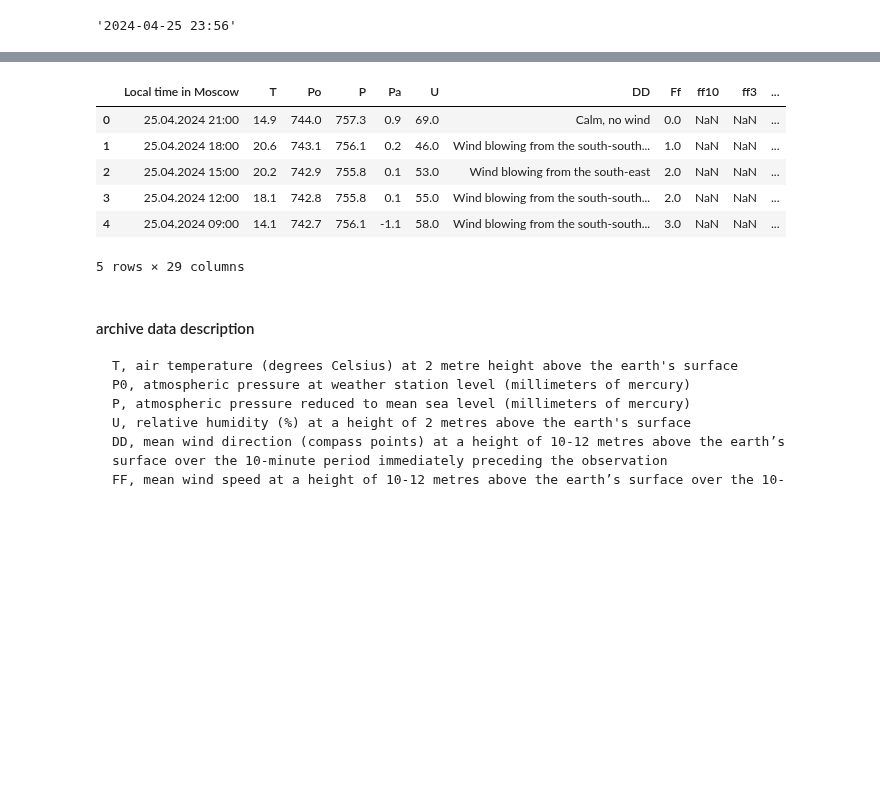
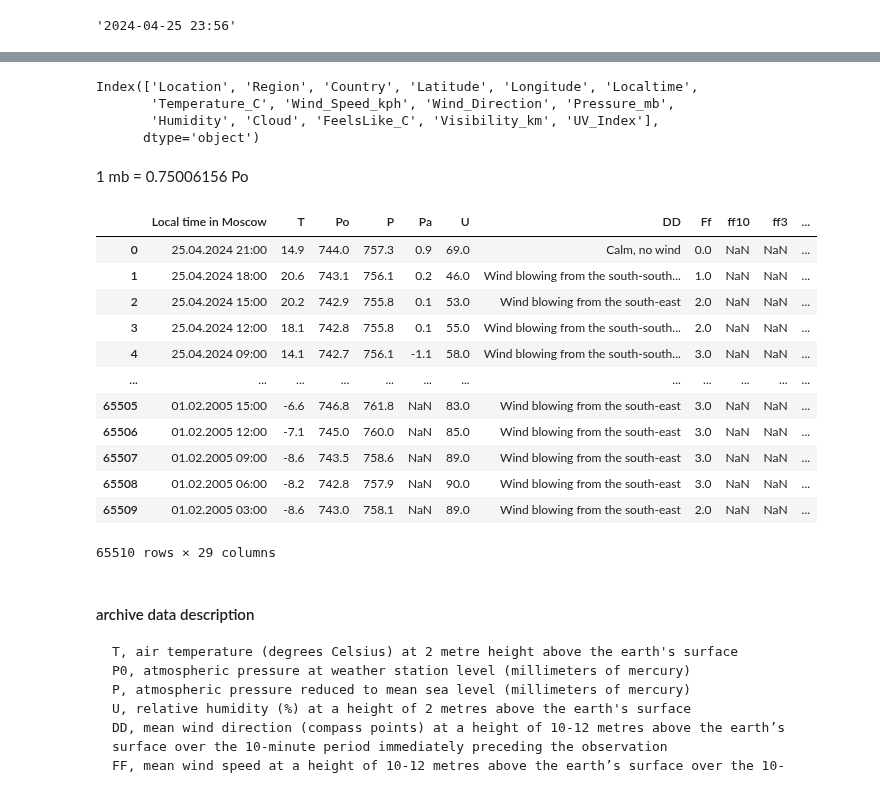
Before and after one commit to PeterOstr/kaggle, a Jupyter notebook: airflow_train1/weather_api_train.ipynb, the cells around one changed output, grey strips where cells are left out. Cells and saved outputs as stored; diff of their text form; code cells hidden in the pictures; blank space fills up the shorter version.

```diff
--- a/airflow_train1/weather_api_train.ipynb
+++ b/airflow_train1/weather_api_train.ipynb
@@ -181,11 +182,26 @@ new_row
+# %%
+new_row.columns
+# %% [output]
+Index(['Location', 'Region', 'Country', 'Latitude', 'Longitude', 'Localtime',
+       'Temperature_C', 'Wind_Speed_kph', 'Wind_Direction', 'Pressure_mb',
+       'Humidity', 'Cloud', 'FeelsLike_C', 'Visibility_km', 'UV_Index'],
+      dtype='object')
+# %% [markdown]
+1 mb = 0.75006156 Po
 # %%
-data_raw = pd.read_excel('data/archive.xls')
-data_raw.head()
+data_raw = pd.read_excel('data/archive.xlsx')
+data_raw
 # %% [output]
 |  | Local time in Moscow | T | Po | P | Pa | U | DD | Ff | ff10 | ff3 | ... |
 | 0 | 25.04.2024 21:00 | 14.9 | 744.0 | 757.3 | 0.9 | 69.0 | Calm, no wind | 0.0 | NaN | NaN | ... |
 | 1 | 25.04.2024 18:00 | 20.6 | 743.1 | 756.1 | 0.2 | 46.0 | Wind blowing from the south-south... | 1.0 | NaN | NaN | ... |
 | 2 | 25.04.2024 15:00 | 20.2 | 742.9 | 755.8 | 0.1 | 53.0 | Wind blowing from the south-east | 2.0 | NaN | NaN | ... |
 | 3 | 25.04.2024 12:00 | 18.1 | 742.8 | 755.8 | 0.1 | 55.0 | Wind blowing from the south-south... | 2.0 | NaN | NaN | ... |
 | 4 | 25.04.2024 09:00 | 14.1 | 742.7 | 756.1 | -1.1 | 58.0 | Wind blowing from the south-south... | 3.0 | NaN | NaN | ... |
+| ... | ... | ... | ... | ... | ... | ... | ... | ... | ... | ... | ... |
+| 65505 | 01.02.2005 15:00 | -6.6 | 746.8 | 761.8 | NaN | 83.0 | Wind blowing from the south-east | 3.0 | NaN | NaN | ... |
+| 65506 | 01.02.2005 12:00 | -7.1 | 745.0 | 760.0 | NaN | 85.0 | Wind blowing from the south-east | 3.0 | NaN | NaN | ... |
+| 65507 | 01.02.2005 09:00 | -8.6 | 743.5 | 758.6 | NaN | 89.0 | Wind blowing from the south-east | 3.0 | NaN | NaN | ... |
+| 65508 | 01.02.2005 06:00 | -8.2 | 742.8 | 757.9 | NaN | 90.0 | Wind blowing from the south-east | 3.0 | NaN | NaN | ... |
+| 65509 | 01.02.2005 03:00 | -8.6 | 743.0 | 758.1 | NaN | 89.0 | Wind blowing from the south-east | 2.0 | NaN | NaN | ... |
-5 rows × 29 columns
+65510 rows × 29 columns
```
Also changed, not shown: parts of 7 cells of this notebook, 2 other files.
